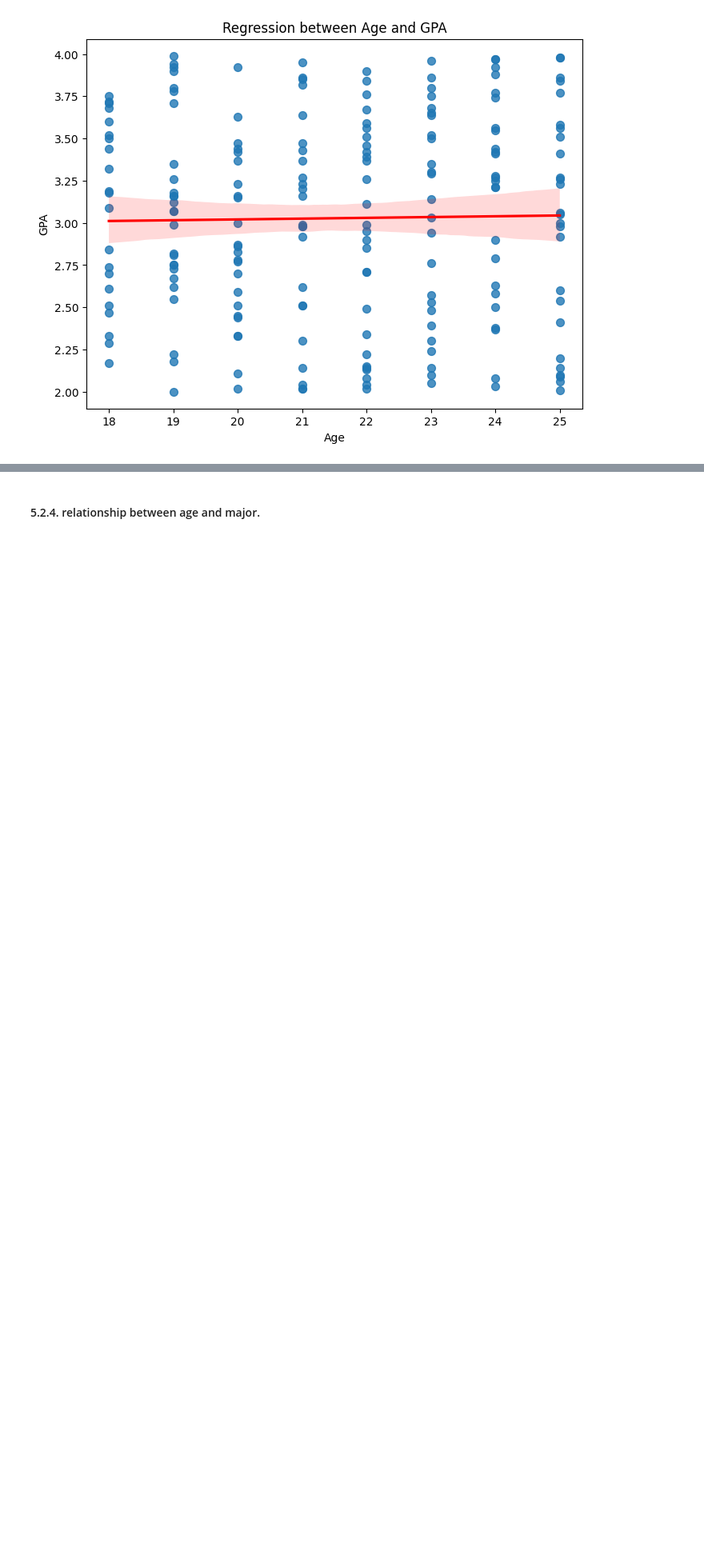
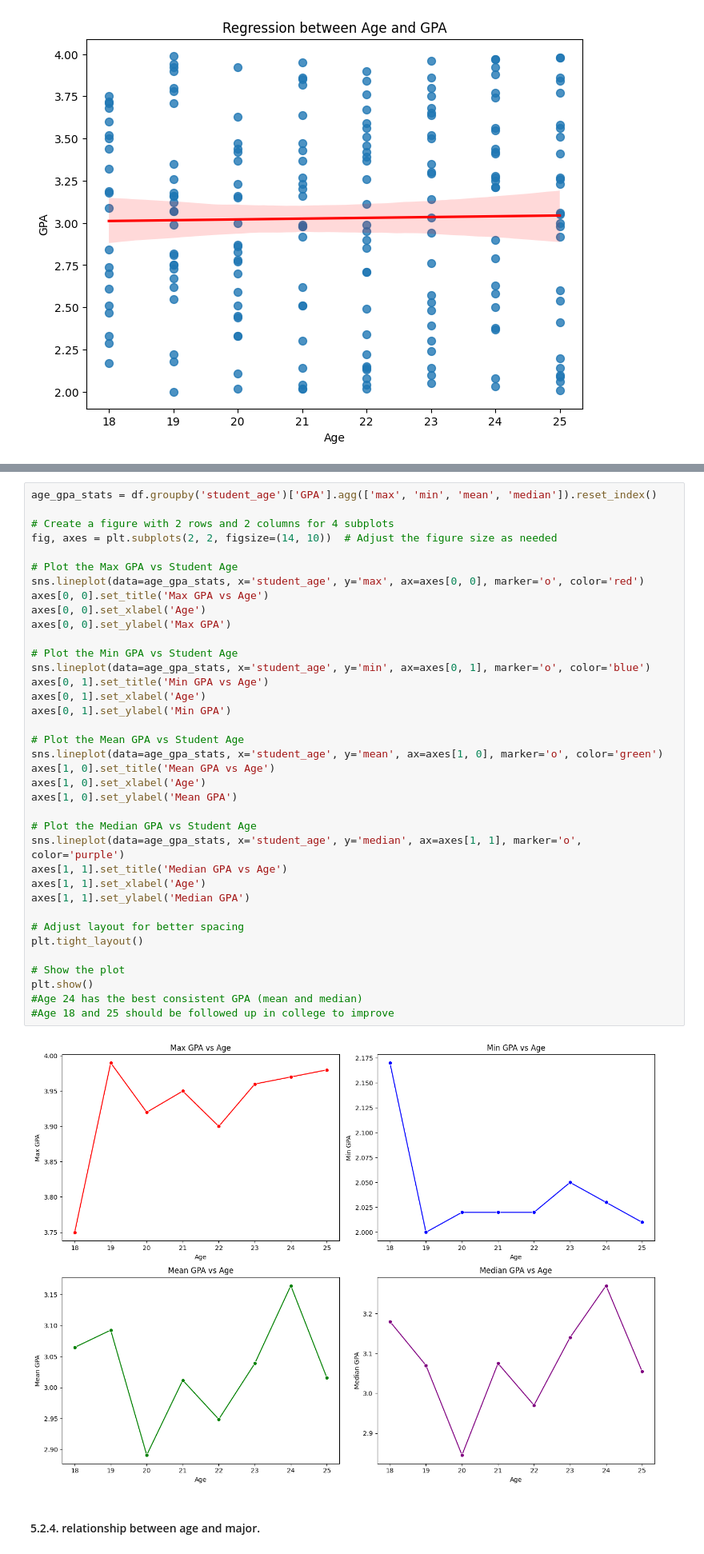
Before and after one commit to hagoog/student_information_EDA, a Jupyter notebook: student-information-eda.ipynb, the cells around one changed output, grey strips where cells are left out. Shown at 80% size. Drawn from its saved outputs; the diff is of its cells as text; blank space fills up the shorter version.

Commit message:
Kaggle Notebook | Student_Information. EDA | Version 4

```diff
--- a/student-information-eda.ipynb
+++ b/student-information-eda.ipynb
@@ -607,2 +600,41 @@ plt.show()
+# %%
+age_gpa_stats = df.groupby('student_age')['GPA'].agg(['max', 'min', 'mean', 'median']).reset_index()
+
+# Create a figure with 2 rows and 2 columns for 4 subplots
+fig, axes = plt.subplots(2, 2, figsize=(14, 10))  # Adjust the figure size as needed
+
+# Plot the Max GPA vs Student Age
+sns.lineplot(data=age_gpa_stats, x='student_age', y='max', ax=axes[0, 0], marker='o', color='red')
+axes[0, 0].set_title('Max GPA vs Age')
+axes[0, 0].set_xlabel('Age')
+axes[0, 0].set_ylabel('Max GPA')
+
+# Plot the Min GPA vs Student Age
+sns.lineplot(data=age_gpa_stats, x='student_age', y='min', ax=axes[0, 1], marker='o', color='blue')
+axes[0, 1].set_title('Min GPA vs Age')
+axes[0, 1].set_xlabel('Age')
+axes[0, 1].set_ylabel('Min GPA')
+
+# Plot the Mean GPA vs Student Age
+sns.lineplot(data=age_gpa_stats, x='student_age', y='mean', ax=axes[1, 0], marker='o', color='green')
+axes[1, 0].set_title('Mean GPA vs Age')
+axes[1, 0].set_xlabel('Age')
+axes[1, 0].set_ylabel('Mean GPA')
+
+# Plot the Median GPA vs Student Age
+sns.lineplot(data=age_gpa_stats, x='student_age', y='median', ax=axes[1, 1], marker='o', color='purple')
+axes[1, 1].set_title('Median GPA vs Age')
+axes[1, 1].set_xlabel('Age')
+axes[1, 1].set_ylabel('Median GPA')
+
+# Adjust layout for better spacing
+plt.tight_layout()
+
+# Show the plot
+plt.show()
+#Age 24 has the best consistent GPA (mean and median)
+#Age 18 and 25 should be followed up in college to improve
+# %% [output]
+[figure, added]
 # %% [markdown]
 #### 5.2.4. relationship between age and major.
```
Also changed, not shown: parts of 18 cells of this notebook.
